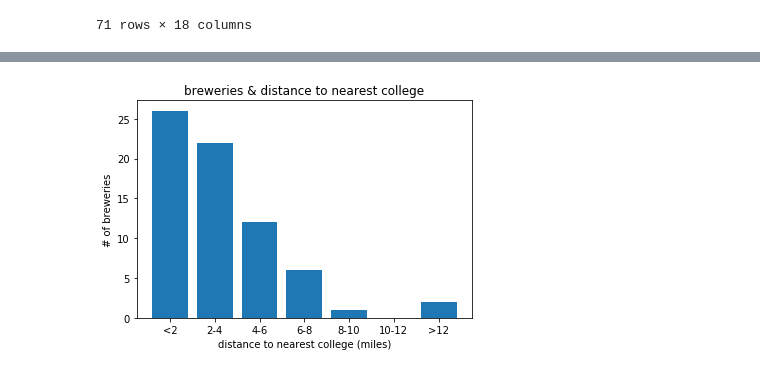
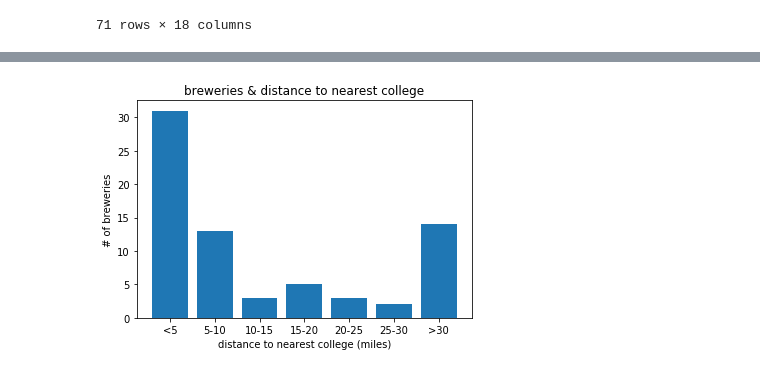
Before and after one commit to mariajdong/georgia-breweries, a Jupyter notebook: main_notebook.ipynb, the cells around one changed output, grey strips where cells are left out. Cells and saved outputs as stored; diff of their text form; code cells hidden in the pictures.

Commit message:
edit census analyses in notebook, export dfs

```diff
--- a/main_notebook.ipynb
+++ b/main_notebook.ipynb
@@ -439,36 +440,34 @@ median: 6.54
 min: 0.71
 max: 98.72
 # %%
-# NEXT EDITS HERE
-
 #distance bar chart; max 20.2, min 0ish, mean 3.66
 
 #create bins & labels
-dist_bins = [0, 2, 4, 6, 8, 10, 12, 25]
-dist_labels = ['<2', '2-4', '4-6', '6-8', '8-10', '10-12', '>12']
+dist_bins = [0, 5, 10, 15, 20, 25, 30, 100]
+dist_labels = ['<5', '5-10', '10-15', '15-20', '20-25', '25-30', '>30']
 
 #categorize 'distance to C/U' data among bins, add to a new column
-college_df2['distance to C/U (bin)'] = pd.cut (college_df2['distance to C/U (miles)'],
+combined_df['distance (bin)'] = pd.cut (combined_df['distance (mi)'],
                                                dist_bins,
                                                labels = dist_labels,
                                                include_lowest = True)
 
 #create series of # of colleges in each bin, plot in bar chart
-dist_series = college_df2.groupby(['distance to C/U (bin)'])['name'].count()
+dist_series = combined_df.groupby(['distance (bin)'])['name'].count()
 plt.bar (dist_labels, dist_series)
 
 #add axis labels & title
 plt.xlabel ('distance to nearest college (miles)')
 plt.ylabel ('# of breweries')
 plt.title ('breweries & distance to nearest college')
 
 #can alternatively use a box plot, or both
 # college_df2['distance to C/U (miles)'].plot.box (grid = True)
 
 #code for export here
 plt.savefig ("output/college_bar_chart.png")
 # %% [output]
-[figure, old version]
+[figure, new version]
 # %%
 #population demographics data
 #audrey
```
Also changed, not shown: parts of 16 cells of this notebook, 5 other files.
